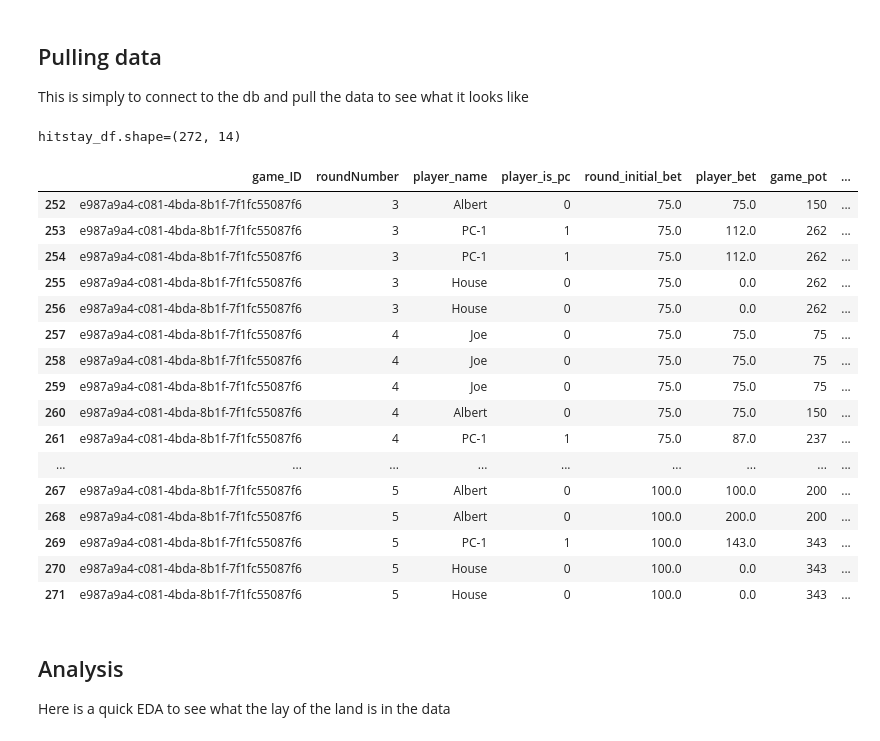
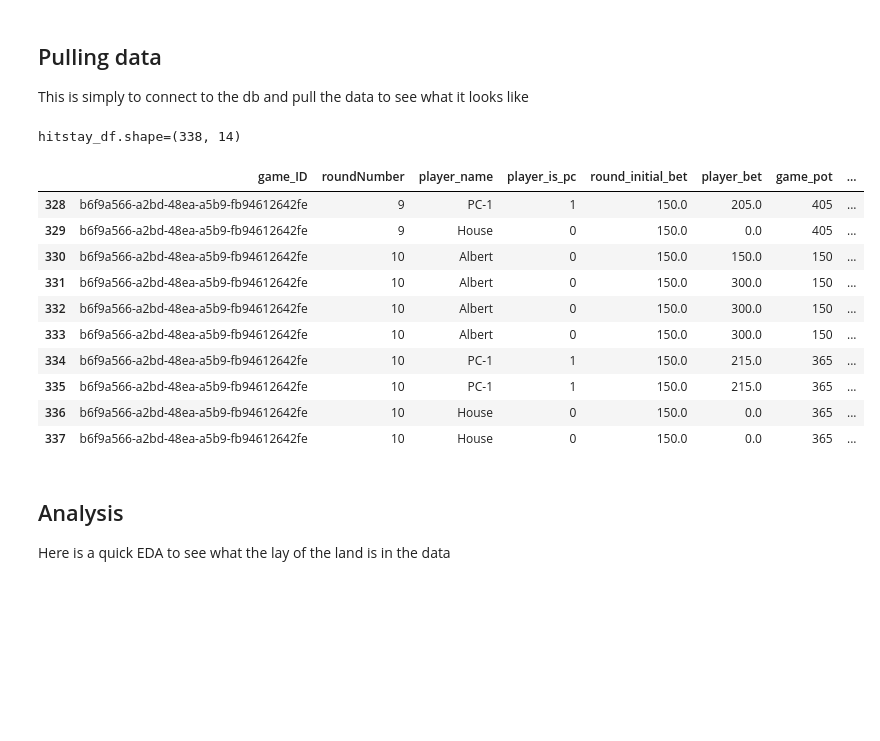
Before and after one commit to jcstrydom/black-jack, a Jupyter notebook: notebooks/classification_modeling.ipynb, the cells around one changed output. Drawn from its saved outputs; the diff is of its cells as text; code cells hidden in the pictures; blank space fills up the shorter version.

```diff
--- a/notebooks/classification_modeling.ipynb
+++ b/notebooks/classification_modeling.ipynb
@@ -32,26 +32,20 @@ else:
     print("Database file not found.")
 # %%
 print(f"{hitstay_df.shape=}")
-hitstay_df.tail(20)
+hitstay_df.tail(10)
 # %% [output]
-hitstay_df.shape=(272, 14)
+hitstay_df.shape=(338, 14)
 |  | game_ID | roundNumber | player_name | player_is_pc | round_initial_bet | player_bet | game_pot | ... |
-| 252 | e987a9a4-c081-4bda-8b1f-7f1fc55087f6 | 3 | Albert | 0 | 75.0 | 75.0 | 150 | ... |
-| 253 | e987a9a4-c081-4bda-8b1f-7f1fc55087f6 | 3 | PC-1 | 1 | 75.0 | 112.0 | 262 | ... |
-| 254 | e987a9a4-c081-4bda-8b1f-7f1fc55087f6 | 3 | PC-1 | 1 | 75.0 | 112.0 | 262 | ... |
-| 255 | e987a9a4-c081-4bda-8b1f-7f1fc55087f6 | 3 | House | 0 | 75.0 | 0.0 | 262 | ... |
-| 256 | e987a9a4-c081-4bda-8b1f-7f1fc55087f6 | 3 | House | 0 | 75.0 | 0.0 | 262 | ... |
-| 257 | e987a9a4-c081-4bda-8b1f-7f1fc55087f6 | 4 | Joe | 0 | 75.0 | 75.0 | 75 | ... |
-| 258 | e987a9a4-c081-4bda-8b1f-7f1fc55087f6 | 4 | Joe | 0 | 75.0 | 75.0 | 75 | ... |
-| 259 | e987a9a4-c081-4bda-8b1f-7f1fc55087f6 | 4 | Joe | 0 | 75.0 | 75.0 | 75 | ... |
-| 260 | e987a9a4-c081-4bda-8b1f-7f1fc55087f6 | 4 | Albert | 0 | 75.0 | 75.0 | 150 | ... |
-| 261 | e987a9a4-c081-4bda-8b1f-7f1fc55087f6 | 4 | PC-1 | 1 | 75.0 | 87.0 | 237 | ... |
-| ... | ... | ... | ... | ... | ... | ... | ... | ... |
-| 267 | e987a9a4-c081-4bda-8b1f-7f1fc55087f6 | 5 | Albert | 0 | 100.0 | 100.0 | 200 | ... |
-| 268 | e987a9a4-c081-4bda-8b1f-7f1fc55087f6 | 5 | Albert | 0 | 100.0 | 200.0 | 200 | ... |
-| 269 | e987a9a4-c081-4bda-8b1f-7f1fc55087f6 | 5 | PC-1 | 1 | 100.0 | 143.0 | 343 | ... |
-| 270 | e987a9a4-c081-4bda-8b1f-7f1fc55087f6 | 5 | House | 0 | 100.0 | 0.0 | 343 | ... |
-| 271 | e987a9a4-c081-4bda-8b1f-7f1fc55087f6 | 5 | House | 0 | 100.0 | 0.0 | 343 | ... |
+| 328 | b6f9a566-a2bd-48ea-a5b9-fb94612642fe | 9 | PC-1 | 1 | 150.0 | 205.0 | 405 | ... |
+| 329 | b6f9a566-a2bd-48ea-a5b9-fb94612642fe | 9 | House | 0 | 150.0 | 0.0 | 405 | ... |
+| 330 | b6f9a566-a2bd-48ea-a5b9-fb94612642fe | 10 | Albert | 0 | 150.0 | 150.0 | 150 | ... |
+| 331 | b6f9a566-a2bd-48ea-a5b9-fb94612642fe | 10 | Albert | 0 | 150.0 | 300.0 | 150 | ... |
+| 332 | b6f9a566-a2bd-48ea-a5b9-fb94612642fe | 10 | Albert | 0 | 150.0 | 300.0 | 150 | ... |
+| 333 | b6f9a566-a2bd-48ea-a5b9-fb94612642fe | 10 | Albert | 0 | 150.0 | 300.0 | 150 | ... |
+| 334 | b6f9a566-a2bd-48ea-a5b9-fb94612642fe | 10 | PC-1 | 1 | 150.0 | 215.0 | 365 | ... |
+| 335 | b6f9a566-a2bd-48ea-a5b9-fb94612642fe | 10 | PC-1 | 1 | 150.0 | 215.0 | 365 | ... |
+| 336 | b6f9a566-a2bd-48ea-a5b9-fb94612642fe | 10 | House | 0 | 150.0 | 0.0 | 365 | ... |
+| 337 | b6f9a566-a2bd-48ea-a5b9-fb94612642fe | 10 | House | 0 | 150.0 | 0.0 | 365 | ... |
 # %% [markdown]
 ## Analysis
 
```
Also changed, not shown: parts of 12 cells of this notebook.
